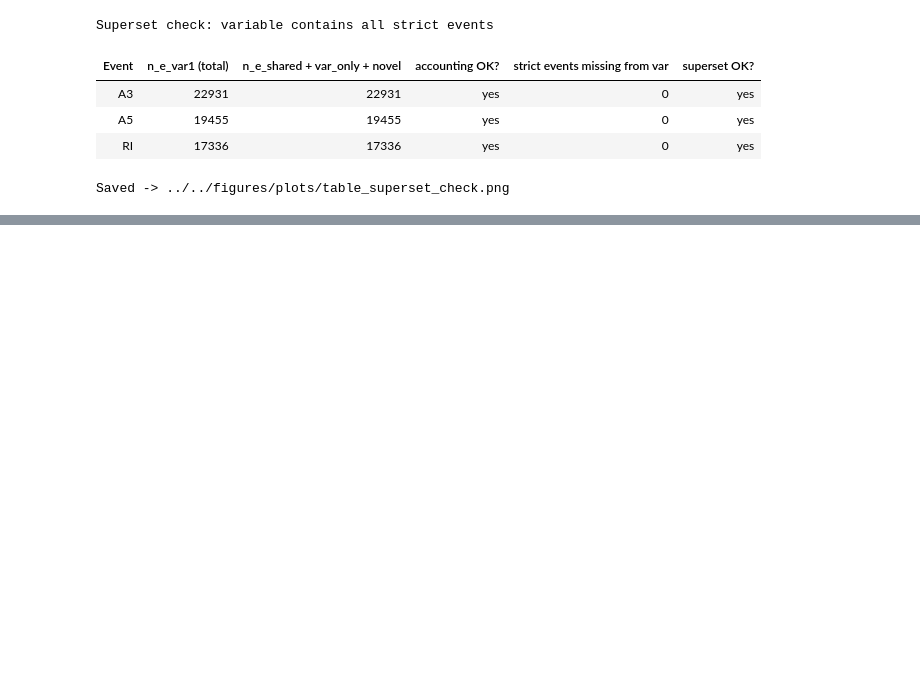
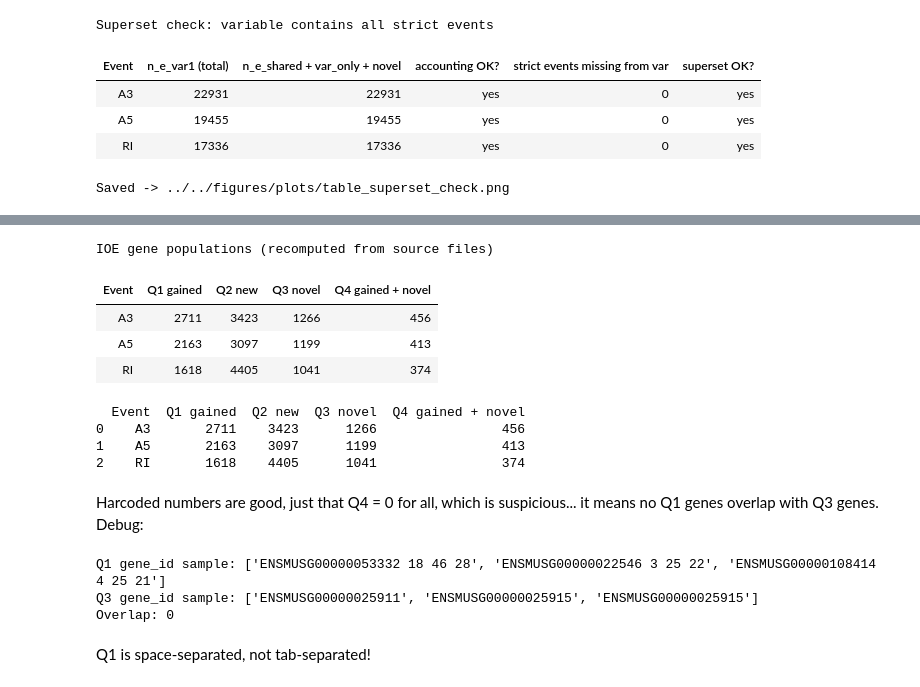
Before and after one commit to griceyrt/Internship, a Jupyter notebook: analysis/notebooks/01_filter_events.ipynb, the cells around one changed output, grey strips where cells are left out. Saved outputs shown, nothing was run; the diff lists cells and outputs as text; code cells hidden in the pictures; blank space fills up the shorter version.

```diff
--- a/analysis/notebooks/01_filter_events.ipynb
+++ b/analysis/notebooks/01_filter_events.ipynb
@@ -658,0 +710,8 @@ Saved -> ../../figures/plots/table_superset_check.png
+# %%
+# Check Q3 IOE file structure
+q3_path = f"{base}/A3_Q3_novel_transcripts.ioe"
+q3_test = pd.read_csv(q3_path, sep="\t")
+print(q3_test.columns.tolist())
+print(q3_test.head(3))
+print(f"Total rows: {len(q3_test)}")
+print(f"Unique values in first column: {q3_test.iloc[:,0].nunique()}")
@@ -658,0 +736,71 @@ Saved -> ../../figures/plots/table_superset_check.png
+# %%
+# fixing the Q3 and Q4 comparison
+rows_q = []
+for event in EVENTS:
+    # Q1
+    q1_path = f"{base}/{event}_Q1_more_events.txt"
+    q1 = pd.read_csv(q1_path, sep="\s+", header=None,
+                     names=["gene_id", "n_strict", "n_var1", "gained"])
+    n_q1 = len(q1)
+
+    # Q2
+    q2_path = f"{base}/{event}_Q2_zero_to_events_genes.txt"
+    with open(q2_path) as f:
+        n_q2 = sum(1 for line in f if line.strip())
+
+    # Q3: read with proper header, count unique genes
+    q3_path = f"{base}/{event}_Q3_novel_transcripts.ioe"
+    q3_df = pd.read_csv(q3_path, sep="\t", header=None,
+                        names=["seqname", "gene_id", "event_id",
+                               "alt_transcripts", "total_transcripts"])
+    n_q3 = q3_df["gene_id"].nunique()
+
+    # Q4: Q1 genes that also appear in Q3
+    q1_genes = set(q1["gene_id"])
+    q3_genes = set(q3_df["gene_id"])
+    n_q4 = len(q1_genes & q3_genes)
+
+    rows_q.append({
+        "Event":             event,
+        "Q1 gained":         n_q1,
+        "Q2 new":            n_q2,
+        "Q3 novel":          n_q3,
+        "Q4 gained + novel": n_q4,
+    })
+
+df_q = pd.DataFrame(rows_q)
+display(style_table(df_q, "IOE gene populations (recomputed from source files)"))
+print(df_q)
+# %% [output]
+IOE gene populations (recomputed from source files)
+| Event | Q1 gained | Q2 new | Q3 novel | Q4 gained + novel |
+| A3 | 2711 | 3423 | 1266 | 456 |
+| A5 | 2163 | 3097 | 1199 | 413 |
+| RI | 1618 | 4405 | 1041 | 374 |
+  Event  Q1 gained  Q2 new  Q3 novel  Q4 gained + novel
+0    A3       2711    3423      1266                456
+1    A5       2163    3097      1199                413
+2    RI       1618    4405      1041                374
+# %% [markdown]
+Harcoded numbers are good, just that Q4 = 0 for all, which is suspicious... it means no Q1 genes overlap with Q3 genes.
+Debug:
+# %%
+# Check what Q1 and Q3 gene IDs look like for A3
+q1_path = f"{base}/A3_Q1_more_events.txt"
+q1 = pd.read_csv(q1_path, sep="\t", header=None,
+                 names=["gene_id", "n_strict", "n_var1", "gained"])
+
+q3_path = f"{base}/A3_Q3_novel_transcripts.ioe"
+q3_df = pd.read_csv(q3_path, sep="\t", header=None,
+                    names=["seqname", "gene_id", "event_id",
+                           "alt_transcripts", "total_transcripts"])
+
+print("Q1 gene_id sample:", list(q1["gene_id"])[:3])
+print("Q3 gene_id sample:", list(q3_df["gene_id"])[:3])
+print("Overlap:", len(set(q1["gene_id"]) & set(q3_df["gene_id"])))
+# %% [output]
+Q1 gene_id sample: ['ENSMUSG00000053332 18 46 28', 'ENSMUSG00000022546 3 25 22', 'ENSMUSG00000108414 4 25 21']
+Q3 gene_id sample: ['ENSMUSG00000025911', 'ENSMUSG00000025915', 'ENSMUSG00000025915']
+Overlap: 0
+# %% [markdown]
+Q1 is space-separated, not tab-separated!
```
Also changed, not shown: parts of 3 cells of this notebook, 6 other files.
